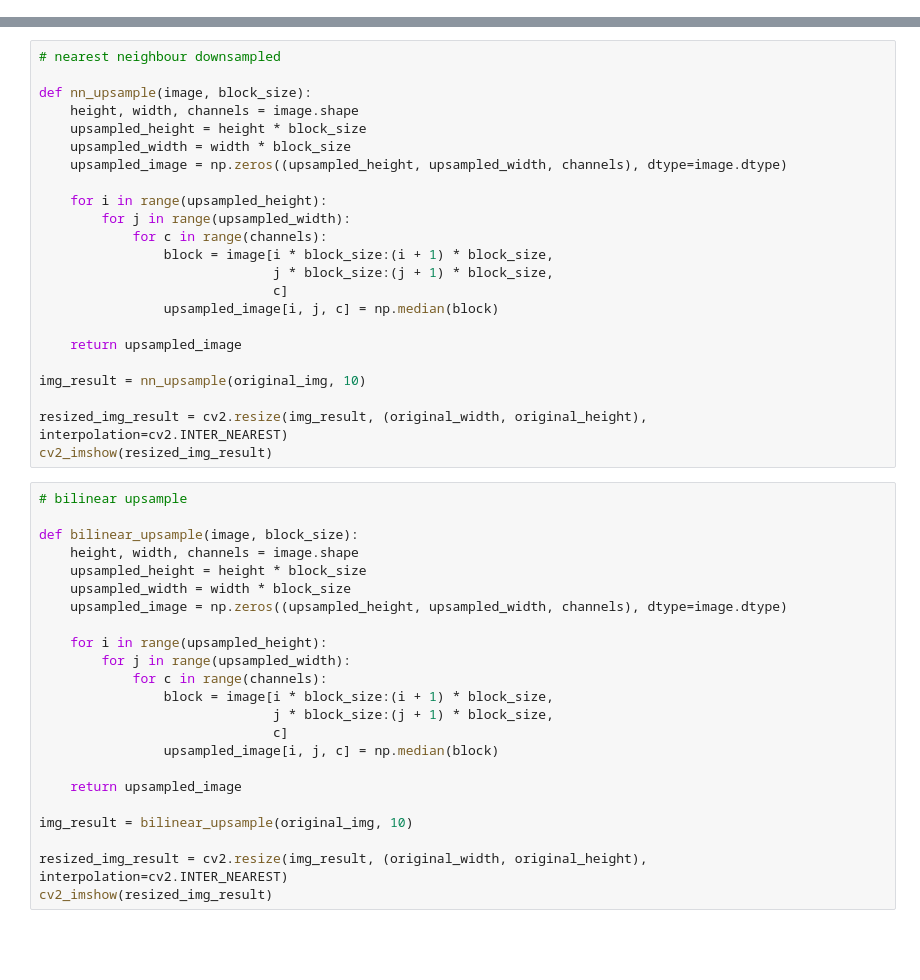
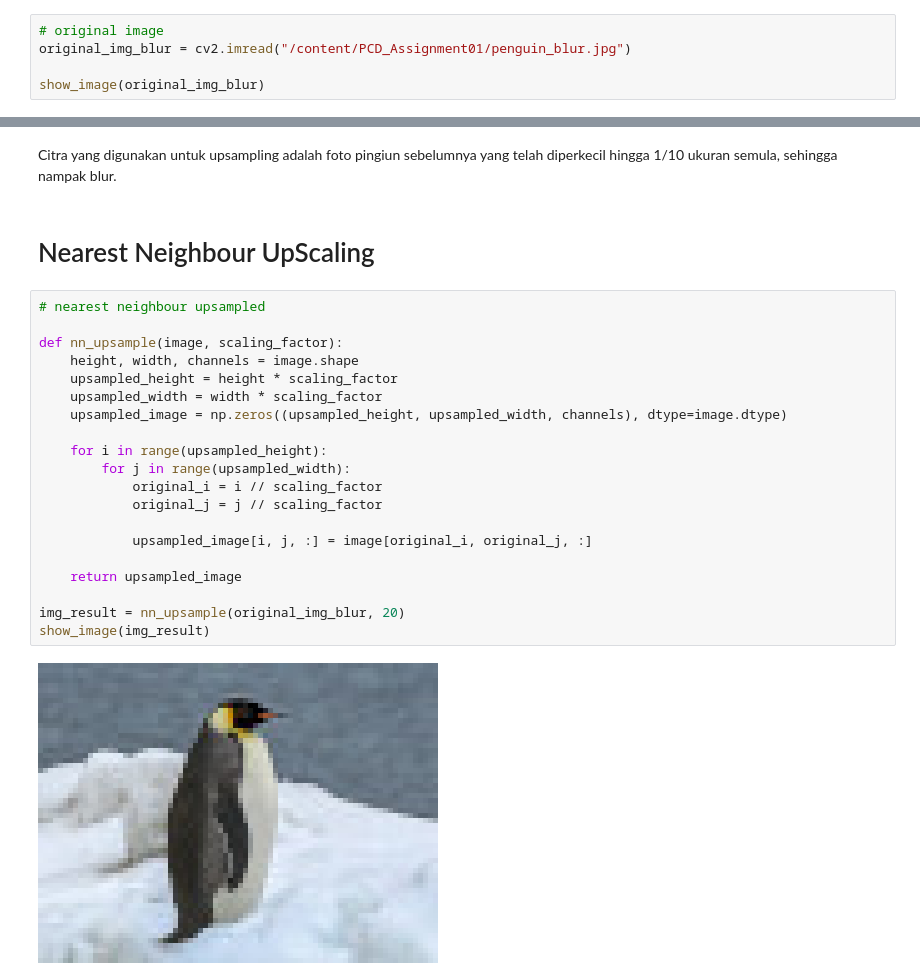
Before and after one commit to EarlyOcean/PCD_Assignment01, a Jupyter notebook: PCD_Assignment01.ipynb, the cells around one changed output, grey strips where cells are left out. Drawn from its saved outputs; the diff is of its cells as text; blank space fills up the shorter version.

```diff
--- a/PCD_Assignment01.ipynb
+++ b/PCD_Assignment01.ipynb
@@ -100,0 +128,5 @@ cv2_imshow(resized_img_result)
+# %%
+# original image
+original_img_blur = cv2.imread("/content/PCD_Assignment01/penguin_blur.jpg")
+
+show_image(original_img_blur)
@@ -101,46 +135,26 @@ cv2_imshow(resized_img_result)
+# %% [markdown]
+Citra yang digunakan untuk upsampling adalah foto pingiun sebelumnya yang telah diperkecil hingga 1/10 ukuran semula, sehingga nampak blur.
+# %% [markdown]
+# Nearest Neighbour UpScaling
 # %%
-# nearest neighbour downsampled
+# nearest neighbour upsampled
 
-def nn_upsample(image, block_size):
+def nn_upsample(image, scaling_factor):
     height, width, channels = image.shape
-    upsampled_height = height * block_size
-    upsampled_width = width * block_size
+    upsampled_height = height * scaling_factor
+    upsampled_width = width * scaling_factor
     upsampled_image = np.zeros((upsampled_height, upsampled_width, channels), dtype=image.dtype)
 
     for i in range(upsampled_height):
         for j in range(upsampled_width):
-            for c in range(channels):
-                block = image[i * block_size:(i + 1) * block_size,
-                              j * block_size:(j + 1) * block_size,
-                              c]
-                upsampled_image[i, j, c] = np.median(block)
+            original_i = i // scaling_factor
+            original_j = j // scaling_factor
+
+            upsampled_image[i, j, :] = image[original_i, original_j, :]
 
     return upsampled_image
 
-img_result = nn_upsample(original_img, 10)
-
-resized_img_result = cv2.resize(img_result, (original_width, original_height), interpolation=cv2.INTER_NEAREST)
-cv2_imshow(resized_img_result)
+img_result = nn_upsample(original_img_blur, 20)
+show_image(img_result)
+# %% [output]
+[figure, added]
-# %%
-# bilinear upsample
-
-def bilinear_upsample(image, block_size):
-    height, width, channels = image.shape
-    upsampled_height = height * block_size
-    upsampled_width = width * block_size
-    upsampled_image = np.zeros((upsampled_height, upsampled_width, channels), dtype=image.dtype)
-
-    for i in range(upsampled_height):
-        for j in range(upsampled_width):
-            for c in range(channels):
-                block = image[i * block_size:(i + 1) * block_size,
-                              j * block_size:(j + 1) * block_size,
-                              c]
-                upsampled_image[i, j, c] = np.median(block)
-
-    return upsampled_image
-
-img_result = bilinear_upsample(original_img, 10)
-
-resized_img_result = cv2.resize(img_result, (original_width, original_height), interpolation=cv2.INTER_NEAREST)
-cv2_imshow(resized_img_result)
```
Also changed, not shown: parts of 31 cells of this notebook.
